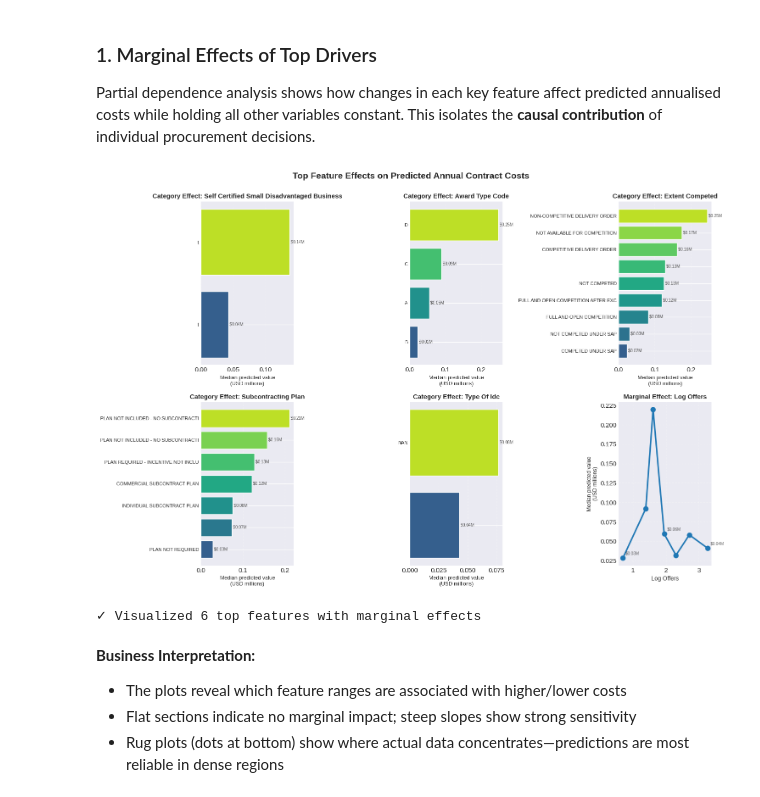
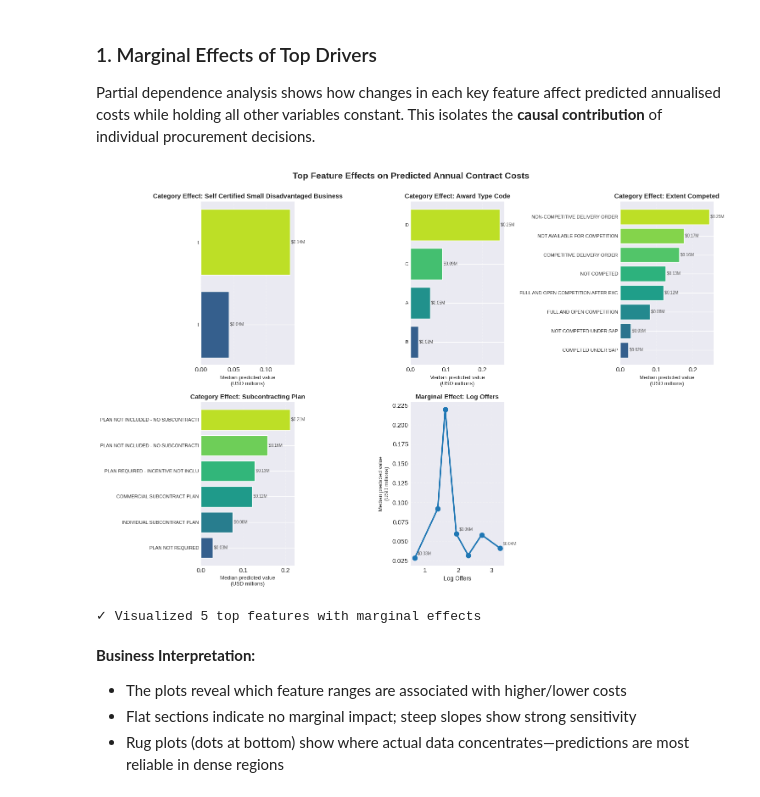
Before and after one commit to edoardoCame/American-analysis, a Jupyter notebook: notebooks/usaspending.ipynb, the cells around one changed output. Drawn from its saved outputs; the diff is of its cells as text; code cells hidden in the pictures.

```diff
--- a/notebooks/usaspending.ipynb
+++ b/notebooks/usaspending.ipynb
@@ -1217,8 +1217,15 @@ for feature in top_features_for_viz:
                 except Exception as e:
                     print(f"Could not bin {feature}: {e}")
         else:
-            # Categorical feature
-            feature_data = gb_analysis_df[[feature_col_original, 'predicted_value']].dropna()
+            # Categorical feature - CLEAN NULL/EMPTY VALUES
+            feature_data = gb_analysis_df[[feature_col_original, 'predicted_value']].copy()
+
+            # Remove NaN, None, empty strings, and whitespace-only strings
+            feature_data = feature_data.dropna(subset=[feature_col_original])
+            feature_data[feature_col_original] = feature_data[feature_col_original].astype(str).str.strip()
+            feature_data = feature_data[feature_data[feature_col_original] != '']
+            feature_data = feature_data[feature_data[feature_col_original].str.lower() != 'nan']
+            feature_data = feature_data[feature_data[feature_col_original].str.lower() != 'none']
 
             if len(feature_data) > 0:
                 # Aggregate by category
@@ -1228,36 +1235,45 @@ for feature in top_features_for_viz:
 
                 # Plot top 10 categories
                 top_cats = cat_agg.tail(10)
                 colors = plt.cm.viridis(np.linspace(0.3, 0.9, len(top_cats)))
 
                 bars = axes[plotted].barh(range(len(top_cats)), top_cats['median'].values / 1e6, color=colors)
                 axes[plotted].set_yticks(range(len(top_cats)))
-                axes[plotted].set_yticklabels([str(c)[:35] for c in top_cats.index], fontsize=8)
+
+                # Clean labels - remove 'nan', 'None', empty strings
+                clean_labels = []
+                for c in top_cats.index:
+                    label = str(c)[:35]
+                    if label.lower() in ['nan', 'none', '']:
+                        label = '[Unspecified]'
+                    clean_labels.append(label)
+
+                axes[plotted].set_yticklabels(clean_labels, fontsize=8)
                 axes[plotted].set_xlabel('Median predicted value\n(USD millions)', fontsize=9)
                 axes[plotted].set_title(f'Category Effect: {feature.replace("_", " ").title()}', fontsize=11, fontweight='bold')
                 axes[plotted].grid(axis='x', alpha=0.3, linestyle='--')
 
                 # Add value labels on bars
                 for idx, bar in enumerate(bars):
                     width = bar.get_width()
                     axes[plotted].text(width, bar.get_y() + bar.get_height()/2,
                                       f' ${width:.2f}M',
                                       va='center', fontsize=7, alpha=0.8)
 
                 plotted += 1
 
 # Hide unused subplots
 for idx in range(plotted, 6):
     axes[idx].set_visible(False)
 
 plt.suptitle('Top Feature Effects on Predicted Annual Contract Costs', fontsize=15, fontweight='bold', y=0.995)
 plt.tight_layout()
 plt.show()
 
 print(f"\n✓ Visualized {plotted} top features with marginal effects")
 # %% [output]
-[figure, old version]
+[figure, new version]
-✓ Visualized 6 top features with marginal effects
+✓ Visualized 5 top features with marginal effects
 # %% [markdown]
 **Business Interpretation:**
 - The plots reveal which feature ranges are associated with higher/lower costs
```
Also changed, not shown: parts of 1 cell of this notebook, 1 other file.
